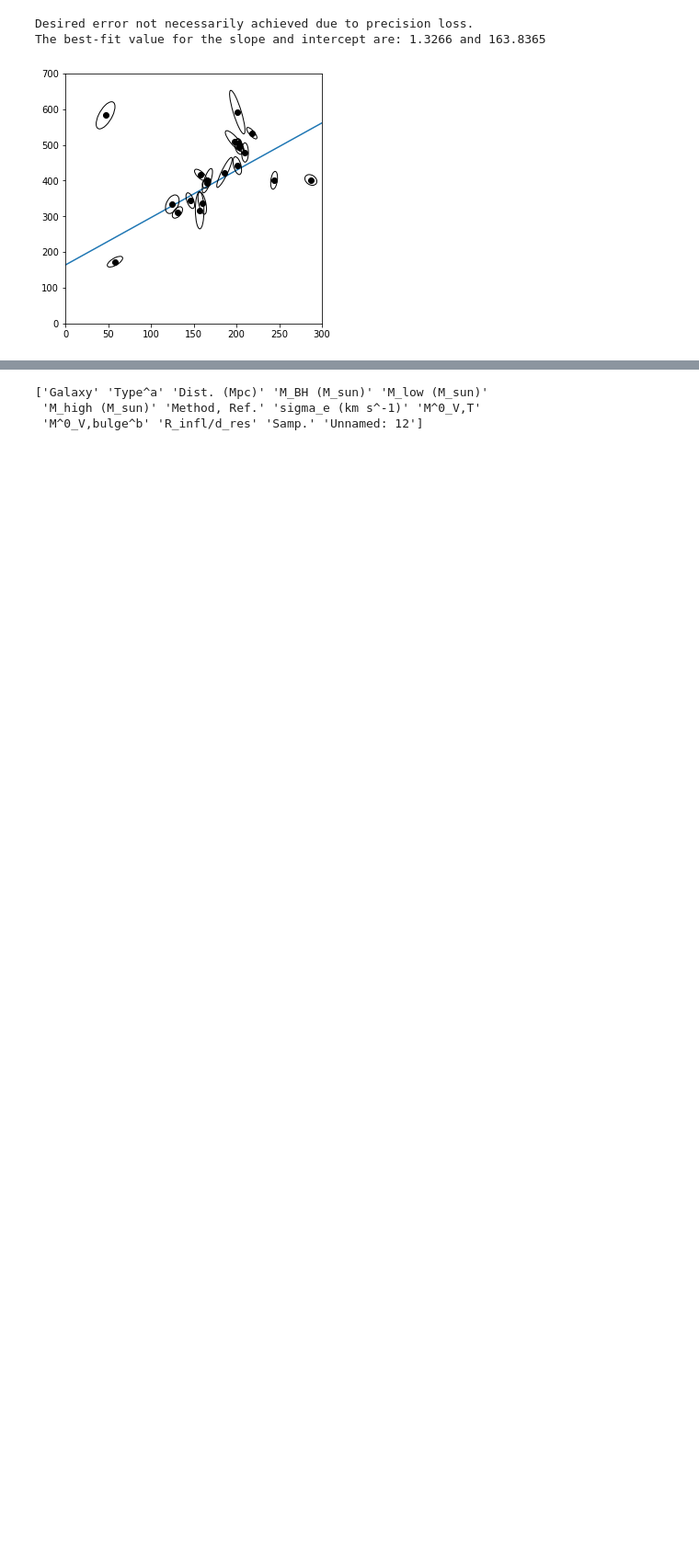
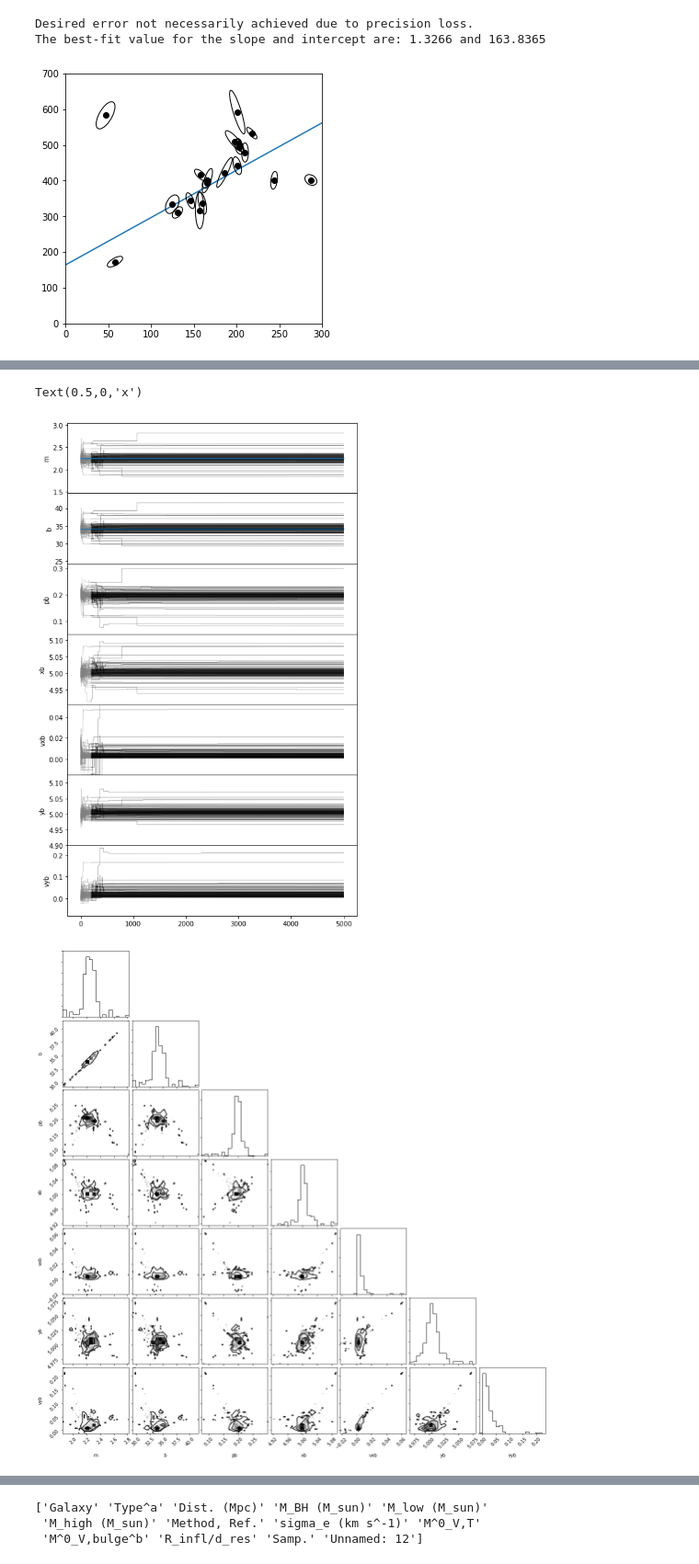
Before and after one commit to ageller/CRD2018emcee, a Jupyter notebook: emceeDemoCRD2018.ipynb, the cells around one changed output, grey strips where cells are left out. Shown at 92% size. Drawn from its saved outputs; the diff is of its cells as text; code cells hidden in the pictures; blank space fills up the shorter version.

Commit message:
First attempt at likelihood for outlier removal
not working properly, or maybe I just need longer chains and/or more walkers to converge

```diff
--- a/emceeDemoCRD2018.ipynb
+++ b/emceeDemoCRD2018.ipynb
@@ -325,38 +344,53 @@ def lnprior(theta):
 # %%
 nwalkers = 100
 #guess0 = scFit[0]
-guess0 = np.array([thFromM(mFreq), bpFromBth(bFreq, thFromM(mFreq))])
-nfac = [1e-2, 1e-2]
+guess0 = np.array([thFromM(mFreq), bpFromBth(bFreq, thFromM(mFreq)), 0.2, 5., 0., 5., 0.])
+nfac = [1e-2, 1e-2, 1e-2, 1e-2, 1e-2, 1e-2, 1e-2]
 ndim = len(guess0)
 pos = [guess0 + nfac * np.random.randn(ndim) for i in range(nwalkers)]
 
 import emcee
 sampler = emcee.EnsembleSampler(nwalkers, ndim, lnprob, args=(obs_x, obs_y, sigma_x, sigma_y, rho_xy))
 
-nsamples = 2000
+nsamples = 5000
 foo = sampler.run_mcmc(pos, nsamples)
 # %%
 nburn = 200
 th_samples = np.array(sampler.chain[:,nburn:,0]).flatten()
 bp_samples = np.array(sampler.chain[:,nburn:,1]).flatten()
-#V_samples = np.array(sampler.chain[:,nburn:,2]).flatten()
+pb_samples = np.array(sampler.chain[:,nburn:,2]).flatten()
+xb_samples = np.array(sampler.chain[:,nburn:,3]).flatten()
+vxb_samples = np.array(sampler.chain[:,nburn:,4]).flatten()
+yb_samples = np.array(sampler.chain[:,nburn:,5]).flatten()
+vyb_samples = np.array(sampler.chain[:,nburn:,6]).flatten()
 m_samples = mFromTh(th_samples)
 b_samples = bFromThBp(th_samples, bp_samples)
 
-samples = np.vstack([m_samples, b_samples]).T
-m_mcmc, b_mcmc = map(lambda v: (v[1], v[2]-v[1], v[1]-v[0]), zip(*np.percentile(samples, [16, 50, 84], axis=0)))
+samples = np.vstack([m_samples, b_samples, pb_samples, xb_samples, vxb_samples, yb_samples, vyb_samples]).T
+m_mcmc, b_mcmc, pb_mcmc, xb_mcmc, vxb_mcmc, yb_mcmc, vyb_mcmc = \
+    map(lambda v: (v[1], v[2]-v[1], v[1]-v[0]), zip(*np.percentile(samples, [16, 50, 84], axis=0)))
 print("emcee results with 1-sigma uncertainties\n \
       m = {:.4f} +{:.4f} -{:.4f}\n \
       b = {:.4f} +{:.4f} -{:.4f}\n" \
       .format(m_mcmc[0], m_mcmc[1], m_mcmc[2], b_mcmc[0], b_mcmc[1], b_mcmc[2]))
 
 #chains
-fig, (ax1, ax2) = plt.subplots(2,1, figsize = (8,4), sharex = True)
+fig, (ax1, ax2, ax3, ax4, ax5, ax6, ax7) = plt.subplots(7,1, figsize = (8,14), sharex = True)
 ax1.set_ylabel("m")
 ax2.set_ylabel("b")
+ax3.set_ylabel("pb")
+ax4.set_ylabel("xb")
+ax5.set_ylabel("vxb")
+ax6.set_ylabel("yb")
+ax7.set_ylabel("vyb")
 afac = 10.
-ax1.set_ylim(m_mcmc[0] - afac*m_mcmc[2], m_mcmc[0] + afac*m_mcmc[1])
-ax2.set_ylim(b_mcmc[0] - afac*b_mcmc[2], b_mcmc[0] + afac*b_mcmc[1])
+ax1.set_ylim(m_mcmc[0]   - afac*m_mcmc[2],   m_mcmc[0]   + afac*m_mcmc[1])
+ax2.set_ylim(b_mcmc[0]   - afac*b_mcmc[2],   b_mcmc[0]   + afac*b_mcmc[1])
+ax3.set_ylim(pb_mcmc[0]  - afac*pb_mcmc[2],  pb_mcmc[0]  + afac*pb_mcmc[1])
+ax4.set_ylim(xb_mcmc[0]  - afac*xb_mcmc[2],  xb_mcmc[0]  + afac*xb_mcmc[1])
+ax5.set_ylim(vxb_mcmc[0] - afac*vxb_mcmc[2], vxb_mcmc[0] + afac*vxb_mcmc[1])
+ax6.set_ylim(yb_mcmc[0]  - afac*yb_mcmc[2],  yb_mcmc[0]  + afac*yb_mcmc[1])
+ax7.set_ylim(vyb_mcmc[0] - afac*vyb_mcmc[2], vyb_mcmc[0] + afac*vyb_mcmc[1])
 fig.subplots_adjust(hspace = 0)
 xplot = range(nsamples)
 ax1.plot([0, nsamples],[mFreq, mFreq], color = 'C0', zorder = 10)
@@ -366,14 +400,24 @@ for w in range(nwalkers - 1):
     bp_sample = sampler.chain[w,:nburn,1]
     ax1.plot(xplot[:nburn], mFromTh(th_sample), color="0.5", alpha = 0.4, lw = 0.7, zorder = 1)
     ax2.plot(xplot[:nburn], bFromThBp(th_sample, bp_sample), color="0.5", alpha = 0.4, lw = 0.7, zorder = 1)
+    ax3.plot(xplot[:nburn], sampler.chain[w,:nburn,2], color="0.5", alpha = 0.4, lw = 0.7, zorder = 1)
+    ax4.plot(xplot[:nburn], sampler.chain[w,:nburn,3], color="0.5", alpha = 0.4, lw = 0.7, zorder = 1)
+    ax5.plot(xplot[:nburn], sampler.chain[w,:nburn,4], color="0.5", alpha = 0.4, lw = 0.7, zorder = 1)
+    ax6.plot(xplot[:nburn], sampler.chain[w,:nburn,5], color="0.5", alpha = 0.4, lw = 0.7, zorder = 1)
+    ax7.plot(xplot[:nburn], sampler.chain[w,:nburn,6], color="0.5", alpha = 0.4, lw = 0.7, zorder = 1)
     th_sample = sampler.chain[w,nburn:,0]
     bp_sample = sampler.chain[w,nburn:,1]
     ax1.plot(xplot[nburn:], mFromTh(th_sample), color="k", alpha = 0.4, lw = 0.7, zorder = 1)
     ax2.plot(xplot[nburn:], bFromThBp(th_sample, bp_sample), color="k", alpha = 0.4, lw = 0.7, zorder = 1)
+    ax3.plot(xplot[nburn:], sampler.chain[w,nburn:,2], color="k", alpha = 0.4, lw = 0.7, zorder = 1)
+    ax4.plot(xplot[nburn:], sampler.chain[w,nburn:,3], color="k", alpha = 0.4, lw = 0.7, zorder = 1)
+    ax5.plot(xplot[nburn:], sampler.chain[w,nburn:,4], color="k", alpha = 0.4, lw = 0.7, zorder = 1)
+    ax6.plot(xplot[nburn:], sampler.chain[w,nburn:,5], color="k", alpha = 0.4, lw = 0.7, zorder = 1)
+    ax7.plot(xplot[nburn:], sampler.chain[w,nburn:,6], color="k", alpha = 0.4, lw = 0.7, zorder = 1)
 
 #corner plot
 import corner
-corner.corner(samples, labels = ['m','b'], truths = [m_mcmc[0], b_mcmc[0]])
+corner.corner(samples, labels = ['m','b', 'pb','xb','vxb','yb','vyb'])#, truths = [m_mcmc[0], b_mcmc[0]])
 
 
 #Adam's plots
@@ -405,3 +449,4 @@ ax1.set_xlabel("m")
 ax1.set_ylabel("b")
 ax2.set_ylabel("y")
 ax2.set_xlabel("x")
+# %% [output]
@@ -407,0 +459,3 @@ ax2.set_xlabel("x")
+Text(0.5,0,'x')
+[figure, added]
+[figure, added]
```
Also changed, not shown: parts of 4 cells of this notebook.
